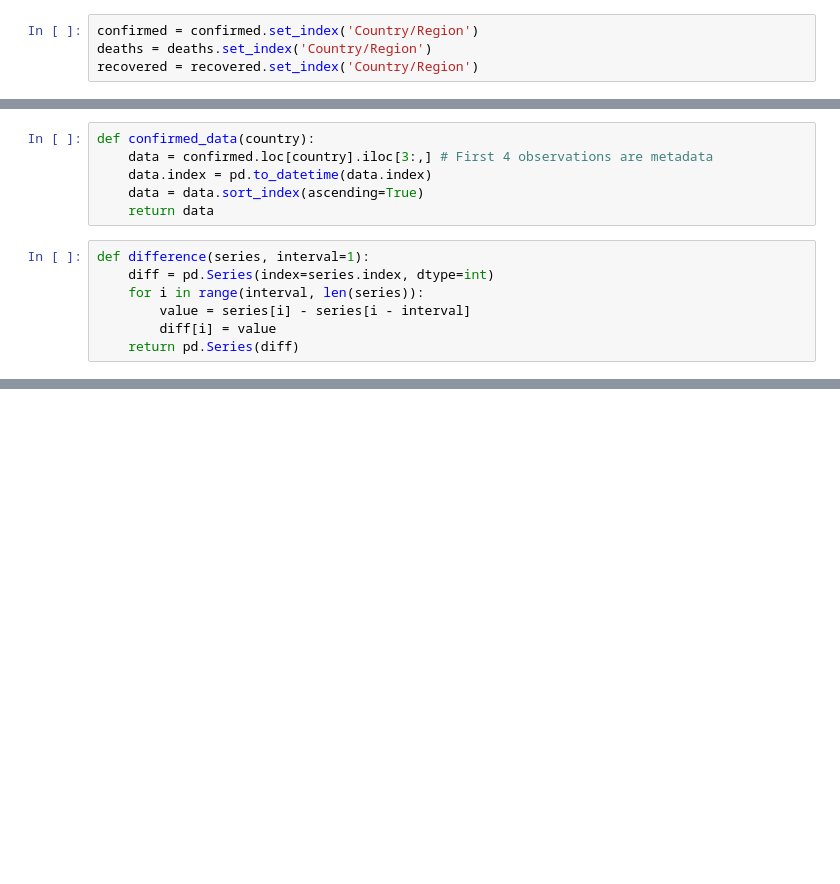
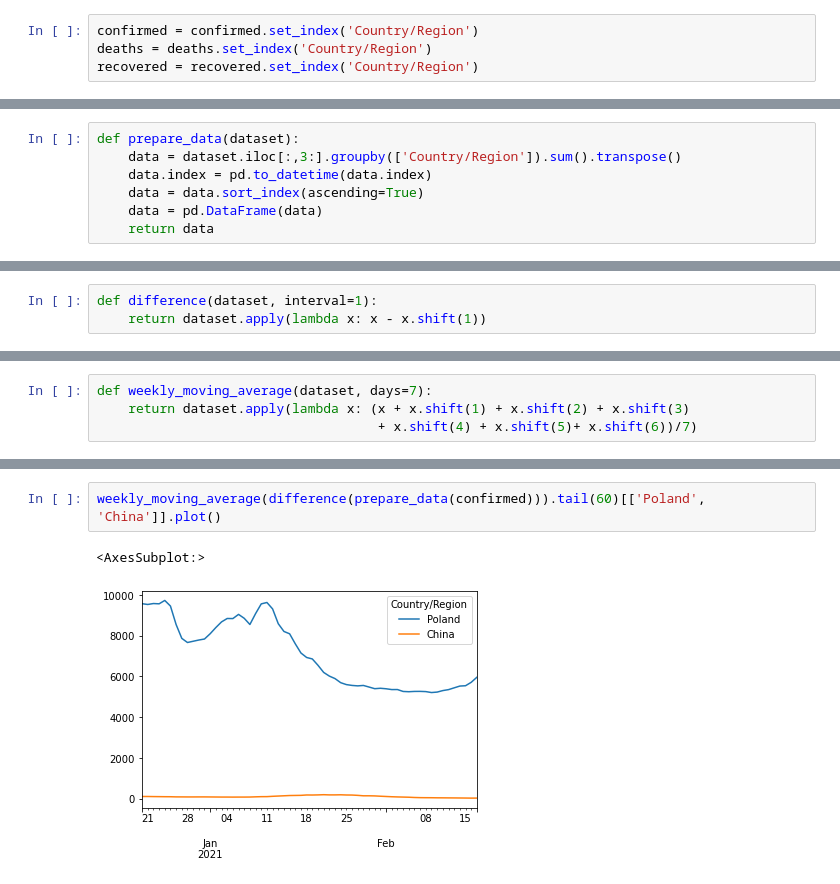
Before and after one commit to FilipPawlak/Covid_data_analysis, a Jupyter notebook: Covid_7_day_moving_average.ipynb, the cells around one changed output, grey strips where cells are left out. Drawn from its saved outputs; the diff is of its cells as text; blank space fills up the shorter version.

Commit message:
Added 7-day moving average for covid cases monitoring

```diff
--- a/Covid_7_day_moving_average.ipynb
+++ b/Covid_7_day_moving_average.ipynb
@@ -40,13 +41,7 @@ recovered = recovered.set_index('Country/Region')
 # %%
-def confirmed_data(country):
-    data = confirmed.loc[country].iloc[3:,] # First 4 observations are metadata
+def prepare_data(dataset):
+    data = dataset.iloc[:,3:].groupby(['Country/Region']).sum().transpose()
     data.index = pd.to_datetime(data.index)
     data = data.sort_index(ascending=True)
+    data = pd.DataFrame(data)
     return data
-# %%
-def difference(series, interval=1):
-	diff = pd.Series(index=series.index, dtype=int)
-	for i in range(interval, len(series)):
-		value = series[i] - series[i - interval]
-		diff[i] = value
-	return pd.Series(diff)
@@ -65,0 +57,3 @@ Moving_average(difference(confirmed_data('Poland'))).plot()
+# %%
+def difference(dataset, interval=1):
+    return dataset.apply(lambda x: x - x.shift(1))
@@ -65,0 +74,4 @@ Moving_average(difference(confirmed_data('Poland'))).plot()
+# %%
+def weekly_moving_average(dataset, days=7):
+    return dataset.apply(lambda x: (x + x.shift(1) + x.shift(2) + x.shift(3)
+                                    + x.shift(4) + x.shift(5)+ x.shift(6))/7)
@@ -65,0 +102,5 @@ Moving_average(difference(confirmed_data('Poland'))).plot()
+# %%
+weekly_moving_average(difference(prepare_data(confirmed))).tail(60)[['Poland', 'China']].plot()
+# %% [output]
+<AxesSubplot:>
+[figure, added]
```
Also changed, not shown: parts of 21 cells of this notebook.
